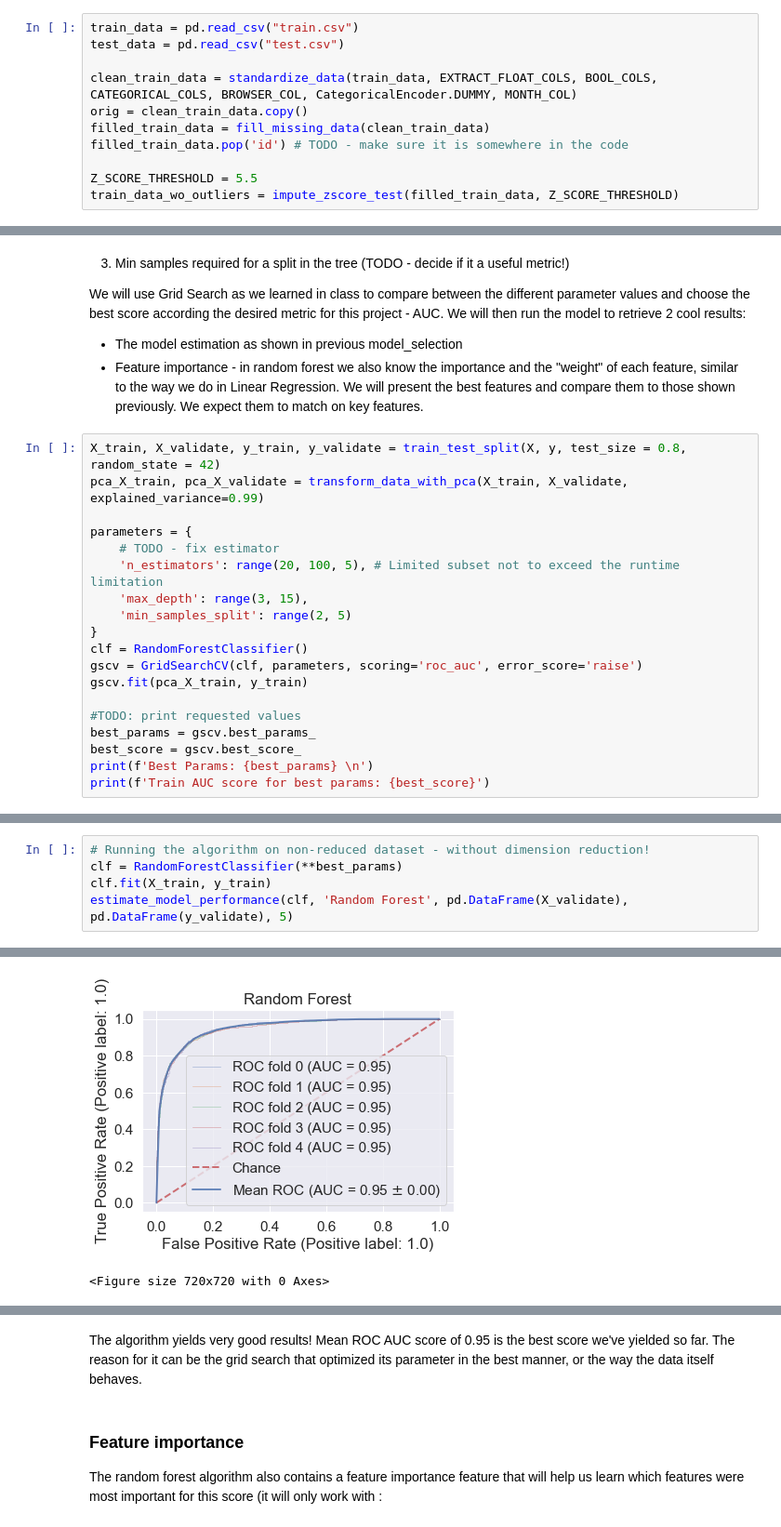
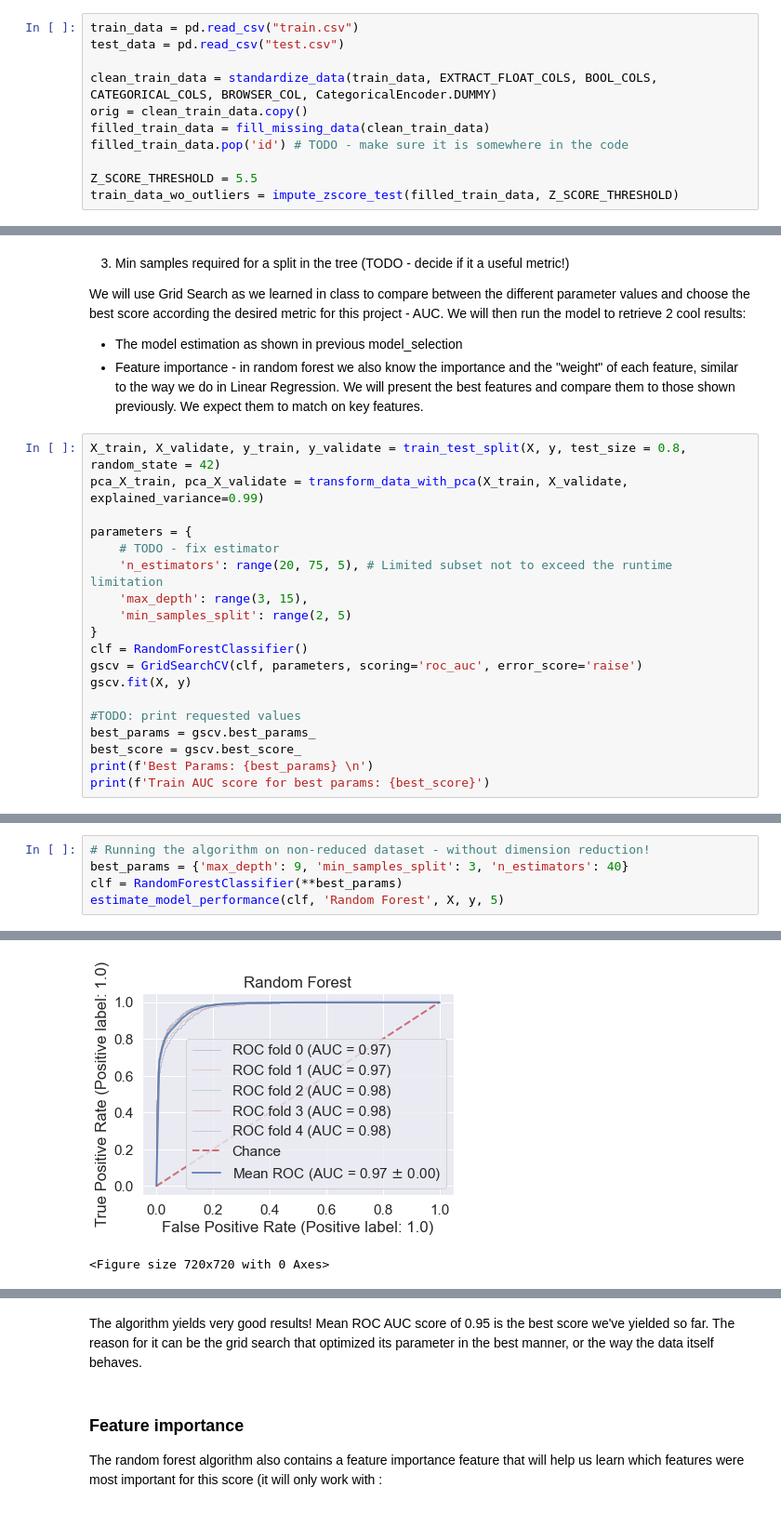
Before and after one commit to mikisegall/ml_final_project, a Jupyter notebook: random_forest_exploration.ipynb, the cells around one changed output, grey strips where cells are left out. Shown at 93% size. Drawn from its saved outputs; the diff is of its cells as text.

Commit message:
Improving the estimator function

```diff
--- a/random_forest_exploration.ipynb
+++ b/random_forest_exploration.ipynb
@@ -22,7 +22,7 @@ warnings.filterwarnings('ignore')
 train_data = pd.read_csv("train.csv")
 test_data = pd.read_csv("test.csv")
 
-clean_train_data = standardize_data(train_data, EXTRACT_FLOAT_COLS, BOOL_COLS, CATEGORICAL_COLS, BROWSER_COL, CategoricalEncoder.DUMMY, MONTH_COL)
+clean_train_data = standardize_data(train_data, EXTRACT_FLOAT_COLS, BOOL_COLS, CATEGORICAL_COLS, BROWSER_COL, CategoricalEncoder.DUMMY)
 orig = clean_train_data.copy()
 filled_train_data = fill_missing_data(clean_train_data)
 filled_train_data.pop('id') # TODO - make sure it is somewhere in the code
@@ -54,13 +54,13 @@ pca_X_train, pca_X_validate = transform_data_with_pca(X_train, X_validate, expla
 
 parameters = {
     # TODO - fix estimator
-    'n_estimators': range(20, 100, 5), # Limited subset not to exceed the runtime limitation
+    'n_estimators': range(20, 75, 5), # Limited subset not to exceed the runtime limitation
     'max_depth': range(3, 15),
     'min_samples_split': range(2, 5)
 }
 clf = RandomForestClassifier()
 gscv = GridSearchCV(clf, parameters, scoring='roc_auc', error_score='raise')
-gscv.fit(pca_X_train, y_train)
+gscv.fit(X, y)
 
 #TODO: print requested values
 best_params = gscv.best_params_
@@ -75,6 +74,6 @@ ValueError: X has 48 features, but RandomForestClassifier is expecting 29 featur
 # %%
 # Running the algorithm on non-reduced dataset - without dimension reduction!
+best_params = {'max_depth': 9, 'min_samples_split': 3, 'n_estimators': 40}
 clf = RandomForestClassifier(**best_params)
-clf.fit(X_train, y_train)
-estimate_model_performance(clf, 'Random Forest', pd.DataFrame(X_validate), pd.DataFrame(y_validate), 5)
+estimate_model_performance(clf, 'Random Forest', X, y, 5)
 # %% [output]
@@ -85,4 +83,4 @@ MSE: 0.1376269374665954
-[figure, old version]
+[figure, new version]
 <Figure size 720x720 with 0 Axes>
 # %%
 from sklearn.metrics import roc_auc_score
```
Also changed, not shown: parts of 4 cells of this notebook, 3 other files.
